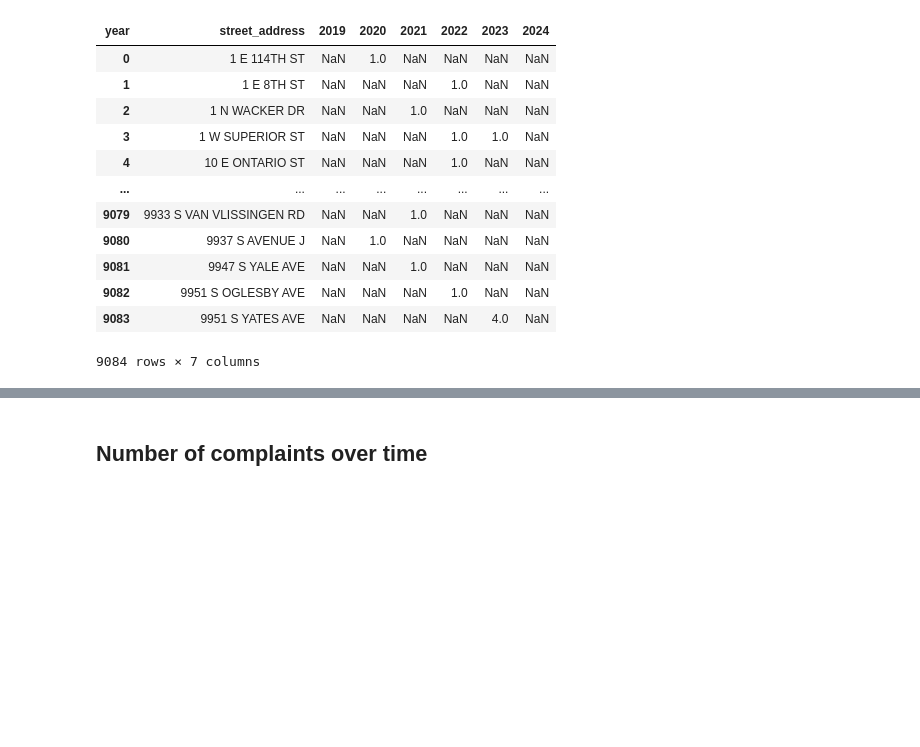
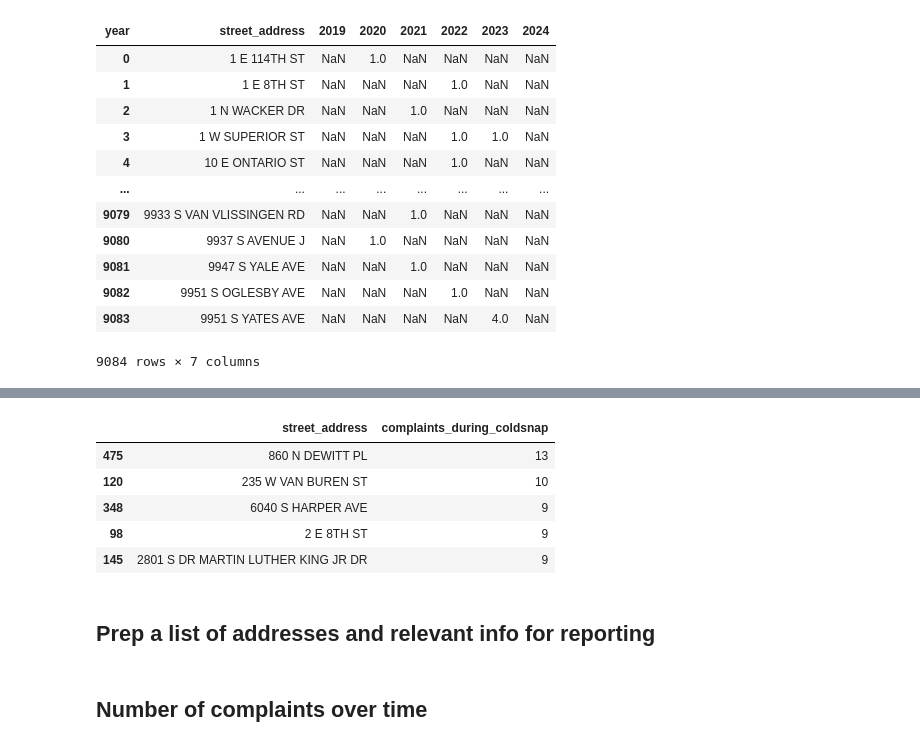
Before and after one commit to amyq96/stories, a Jupyter notebook: no-heat/notebooks/analyze-addresses.ipynb, the cells around one changed output, grey strips where cells are left out. Drawn from its saved outputs; the diff is of its cells as text; code cells hidden in the pictures; blank space fills up the shorter version.

```diff
--- a/no-heat/notebooks/analyze-addresses.ipynb
+++ b/no-heat/notebooks/analyze-addresses.ipynb
@@ -112,0 +105,10 @@ addresses_by_complaints_and_year.to_csv('../output/addresses_by_complaints_and_y
+# %%
+coldsnap_address_counts = df[mask].groupby('street_address').size().reset_index(name='complaints_during_coldsnap').sort_values('complaints_during_coldsnap', ascending=False)
+coldsnap_address_counts.head()
+# %% [output]
+|  | street_address | complaints_during_coldsnap |
+| 475 | 860 N DEWITT PL | 13 |
+| 120 | 235 W VAN BUREN ST | 10 |
+| 348 | 6040 S HARPER AVE | 9 |
+| 98 | 2 E 8TH ST | 9 |
+| 145 | 2801 S DR MARTIN LUTHER KING JR DR | 9 |
@@ -112,0 +118,2 @@ addresses_by_complaints_and_year.to_csv('../output/addresses_by_complaints_and_y
+# %% [markdown]
+## Prep a list of addresses and relevant info for reporting
```
Also changed, not shown: parts of 21 cells of this notebook, 1 other file.
